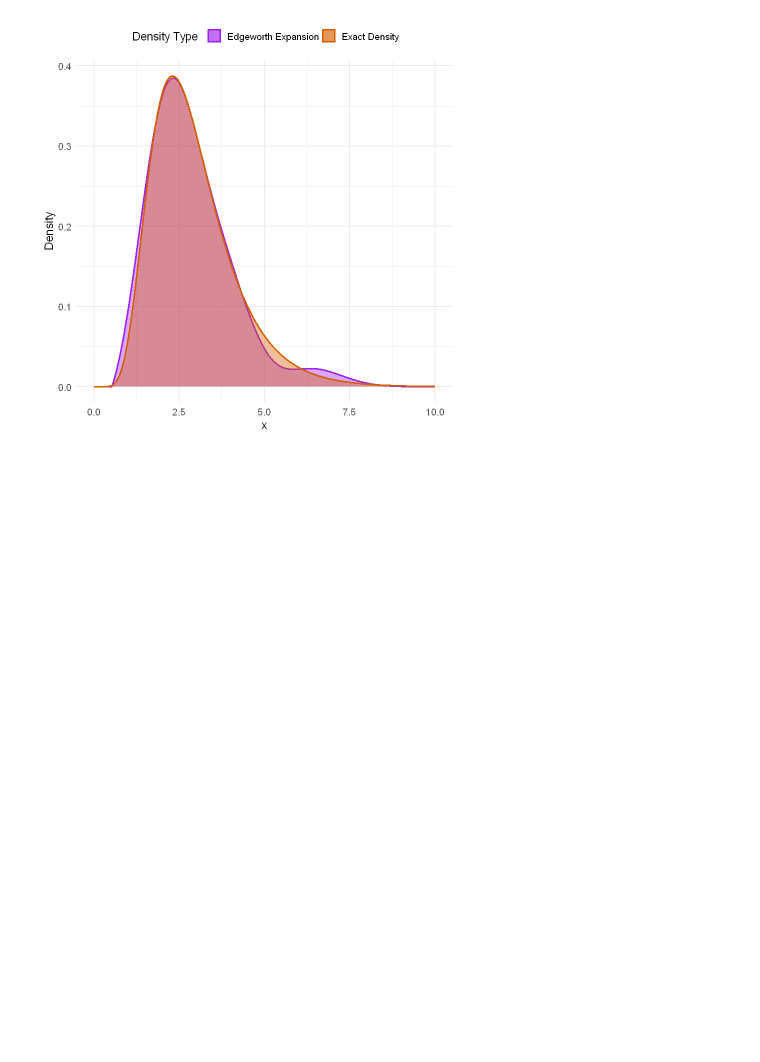
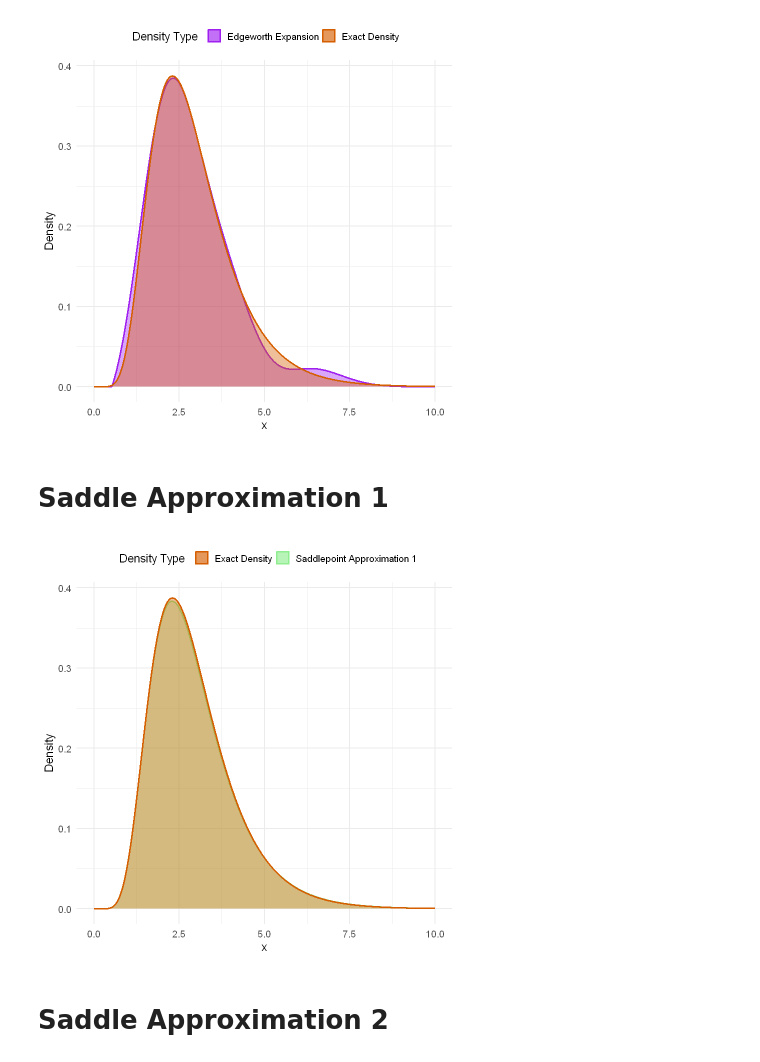
Before and after one commit to kpol01/Comouting-assignment, a Jupyter notebook: Codes.ipynb, the cells around one changed output. Saved outputs shown, nothing was run; the diff lists cells and outputs as text; code cells hidden in the pictures; blank space fills up the shorter version.

```diff
--- a/Codes.ipynb
+++ b/Codes.ipynb
@@ -161,3 +161,5 @@ p <- ggplot() +
 print(p)
 # %% [output]
 [figure]
+# %% [markdown]
+# Saddle Approximation 1
@@ -163,0 +197,34 @@ print(p)
+# %%
+options(warn=-1)
+#---Saddle Point approximations 1----
+# Compute densities:
+df_saddle <- data.frame(
+  x = gridp,
+  density = den.saddle1(gridp, n = n_val),
+  Method = "Saddlepoint Approximation 1"
+)
+# %%
+# Build the ggplot with filled areas and matching borders
+p <- ggplot() +
+  geom_area(data = df_saddle,
+            aes(x = x, y = density, fill = "Saddlepoint Approximation 1", color = "Saddlepoint Approximation 1"),
+            alpha = 0.4, linewidth = 1) +
+  geom_area(data = df_exact,
+            aes(x = x, y = density, fill = "Exact Density", color = "Exact Density"),
+            alpha = 0.4, linewidth = 1) +
+  scale_fill_manual(name = "Density Type",
+                    values = c("Saddlepoint Approximation 1" = "lightgreen",
+                               "Exact Density" = "#D55E00")) +
+  scale_color_manual(name = "Density Type",
+                     values = c("Saddlepoint Approximation 1" = "lightgreen",
+                                "Exact Density" = "#D55E00")) +
+  labs(x = "x", y = "Density") +
+  coord_cartesian(ylim = c(0, max(c(df_saddle$density, df_exact$density)))) +
+  theme_minimal(base_size = 14) +
+  theme(legend.position = "top")
+
+print(p)
+# %% [output]
+[figure, added]
+# %% [markdown]
+# Saddle Approximation 2
```
Also changed, not shown: parts of 4 cells of this notebook.
